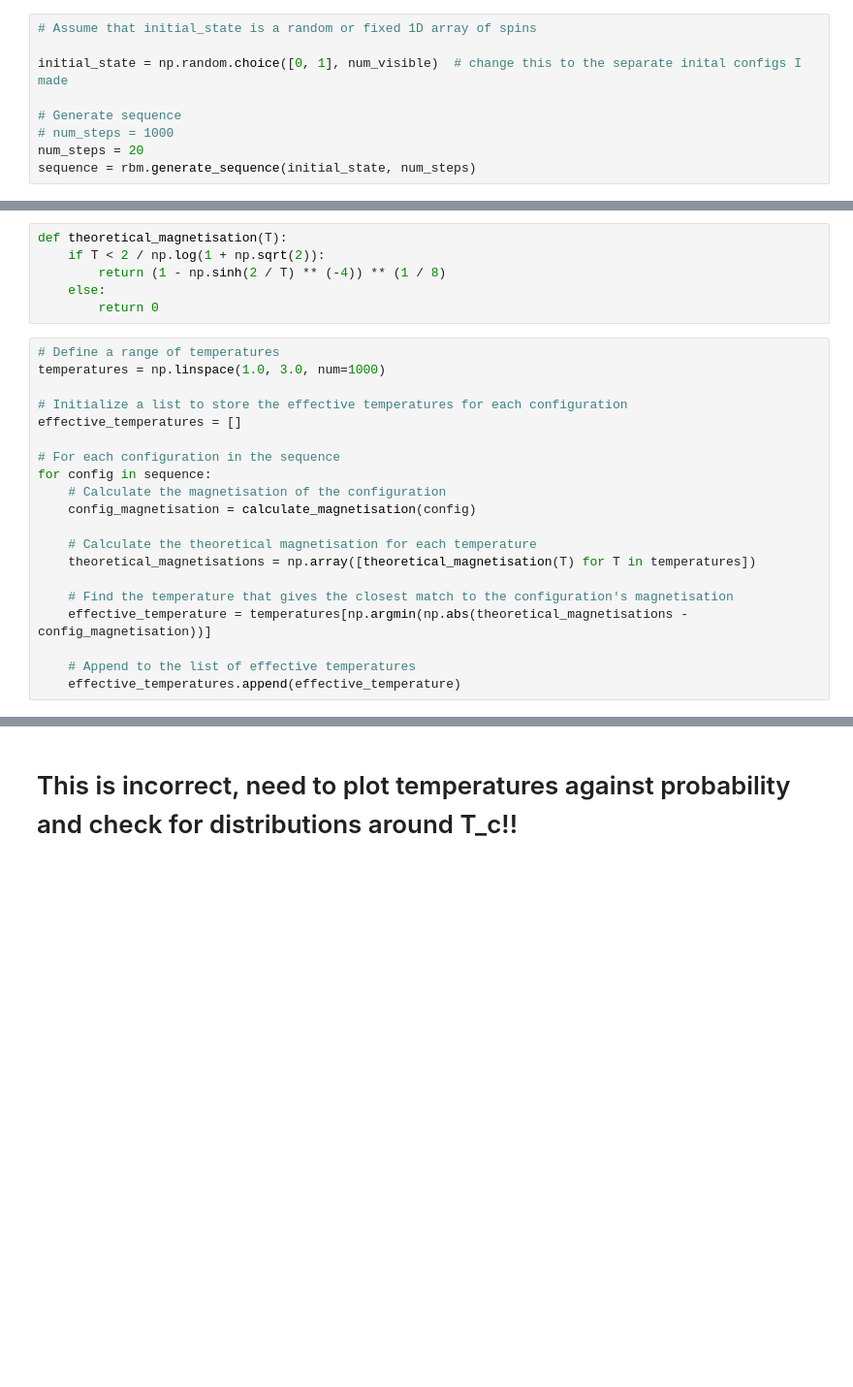
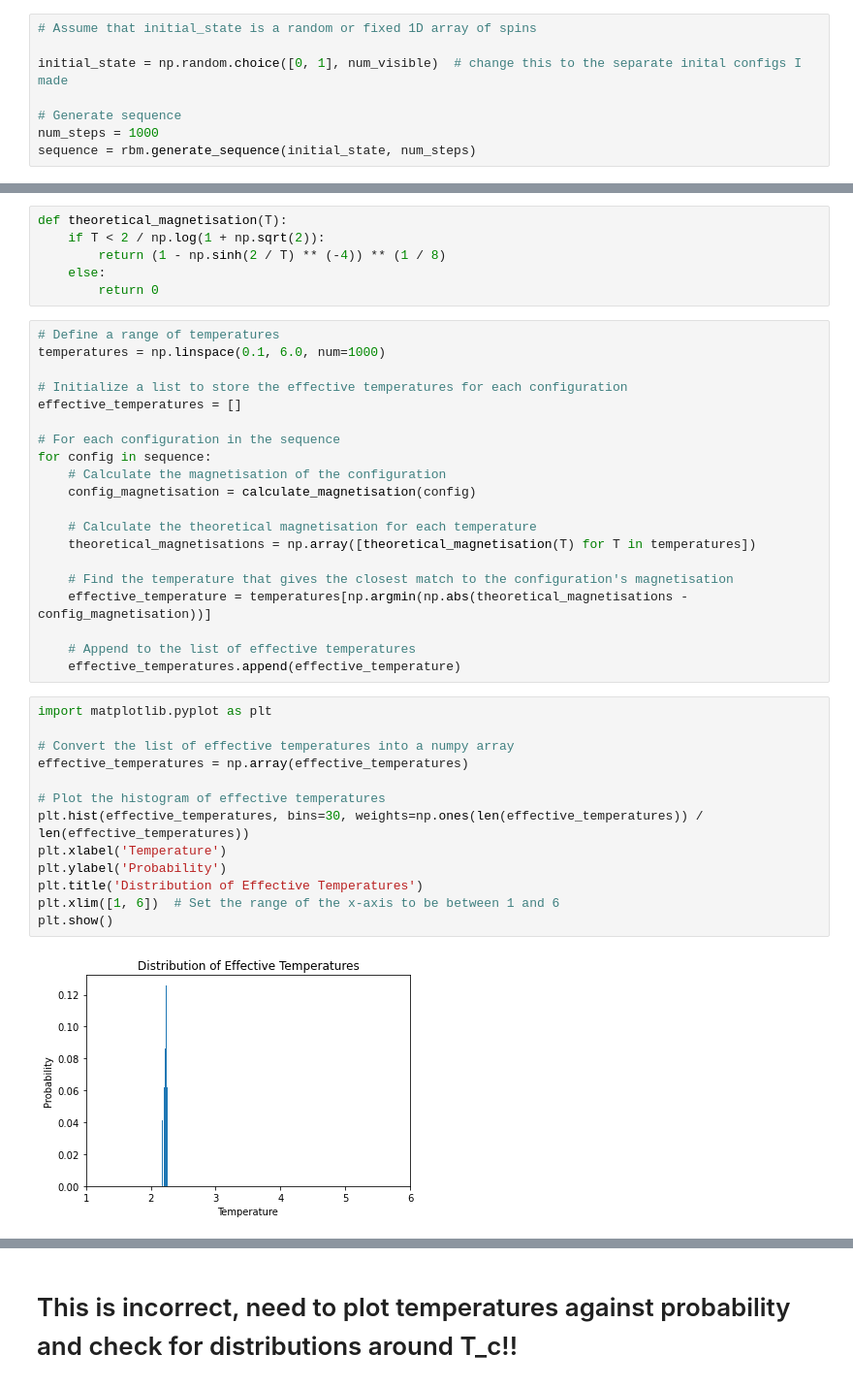
Before and after one commit to willgriff14/research_kcl, a Jupyter notebook: My RBM.ipynb, the cells around one changed output, grey strips where cells are left out. Shown: that part at 97% size. Drawn from its saved outputs; the diff is of its cells as text; blank space fills up the shorter version.

```diff
--- a/My RBM.ipynb
+++ b/My RBM.ipynb
@@ -137,8 +137,7 @@ with open('trained_rbm.pkl', 'wb') as f:
 initial_state = np.random.choice([0, 1], num_visible)  # change this to the separate inital configs I made
 
 # Generate sequence
-# num_steps = 1000
-num_steps = 20
+num_steps = 1000
 sequence = rbm.generate_sequence(initial_state, num_steps)
 # %%
 # produce images at intervels of this flow to try idenfity criticality
@@ -191,7 +190,7 @@ def theoretical_magnetisation(T):
         return 0
 # %%
 # Define a range of temperatures
-temperatures = np.linspace(1.0, 3.0, num=1000)
+temperatures = np.linspace(0.1, 6.0, num=1000)
 
 # Initialize a list to store the effective temperatures for each configuration
 effective_temperatures = []
@@ -209,3 +208,18 @@ for config in sequence:
 
     # Append to the list of effective temperatures
     effective_temperatures.append(effective_temperature)
+# %%
+import matplotlib.pyplot as plt
+
+# Convert the list of effective temperatures into a numpy array
+effective_temperatures = np.array(effective_temperatures)
+
+# Plot the histogram of effective temperatures
+plt.hist(effective_temperatures, bins=30, weights=np.ones(len(effective_temperatures)) / len(effective_temperatures))
+plt.xlabel('Temperature')
+plt.ylabel('Probability')
+plt.title('Distribution of Effective Temperatures')
+plt.xlim([1, 6])  # Set the range of the x-axis to be between 1 and 6
+plt.show()
+# %% [output]
+[figure, added]
```
Also changed, not shown: parts of 3 cells of this notebook.
